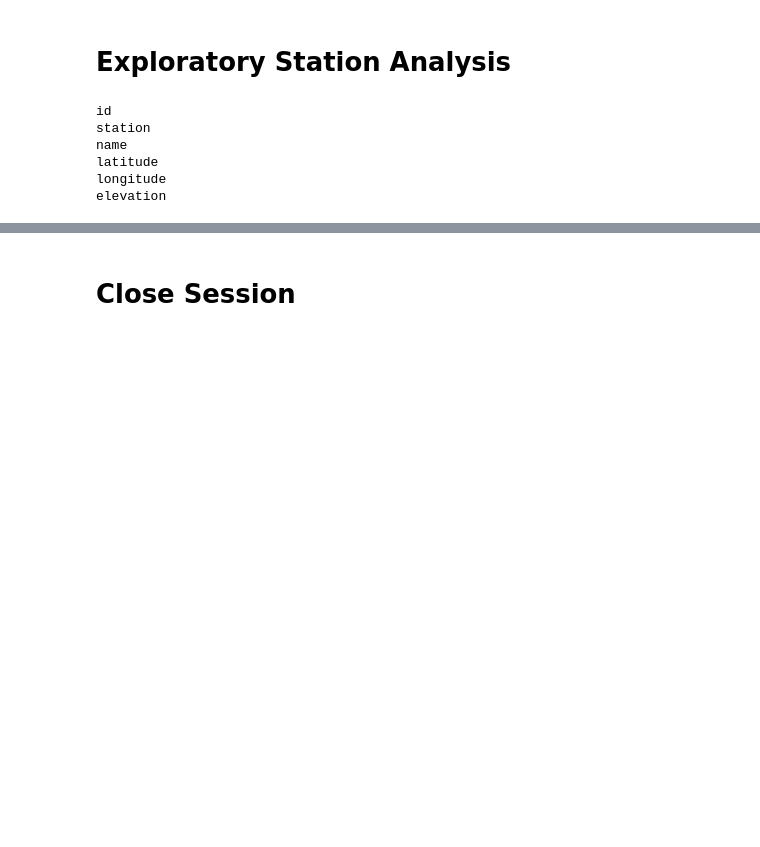
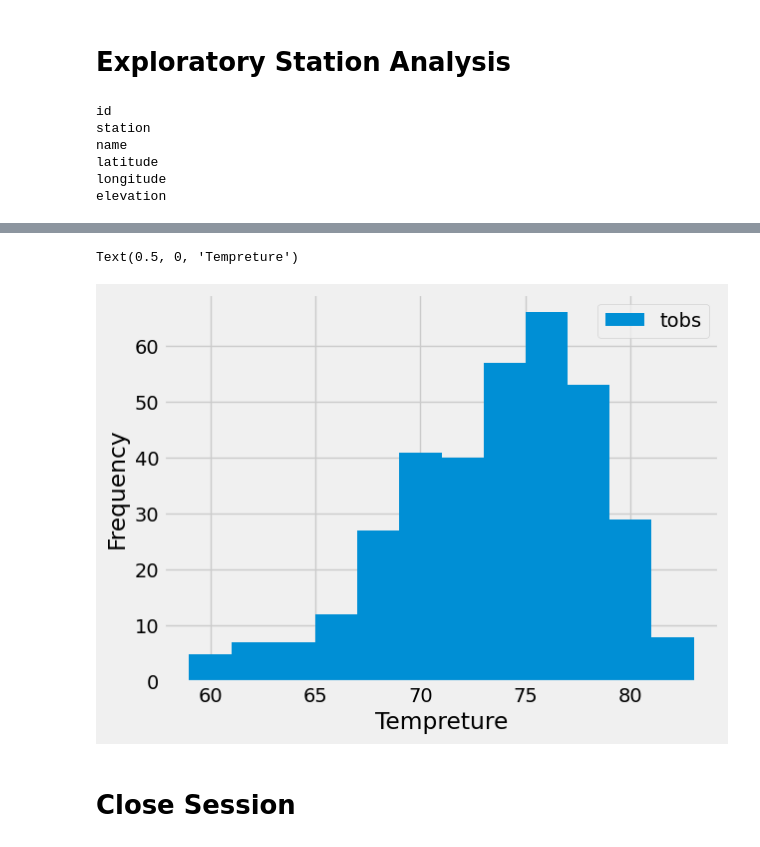
Before and after one commit to NaderMoA/sqlalchemy-challenge, a Jupyter notebook: SurfsUp/climate_starter.ipynb, the cells around one changed output, grey strips where cells are left out. Cells and saved outputs as stored; diff of their text form; code cells hidden in the pictures; blank space fills up the shorter version.

Commit message:
completing the Station analysis

```diff
--- a/SurfsUp/climate_starter.ipynb
+++ b/SurfsUp/climate_starter.ipynb
@@ -127,3 +162,7 @@ number_of_stations
 # %%
 # Using the most active station id
 # Query the last 12 months of temperature observation data for this station and plot the results as a histogram
+tob_12_months = session.query(Measurement.tobs, Measurement.date).filter(Measurement.station == "USC00519281")\
+.filter(Measurement.date >= begining_date).filter(Measurement.date <= most_recent_date).all()
+df = pd.DataFrame(tob_12_months)
+df
@@ -130,3 +183,9 @@ number_of_stations
+# %%
+df.plot.hist(bins=12)
+plt.xlabel('Tempreture')
+# %% [output]
+Text(0.5, 0, 'Tempreture')
+[figure, added]
 # %% [markdown]
 # Close Session
 # %%
```
Also changed, not shown: parts of 10 cells of this notebook.
